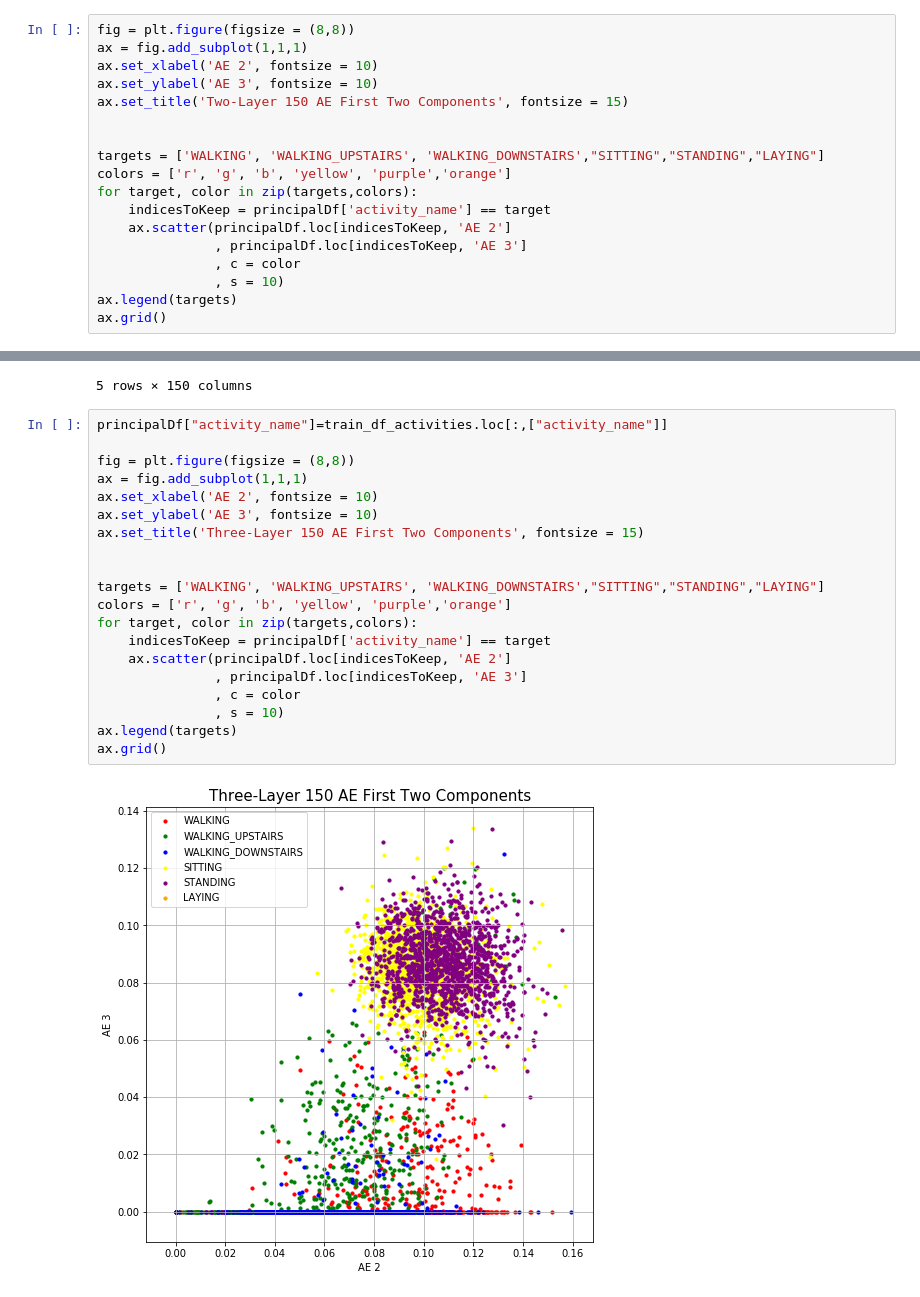
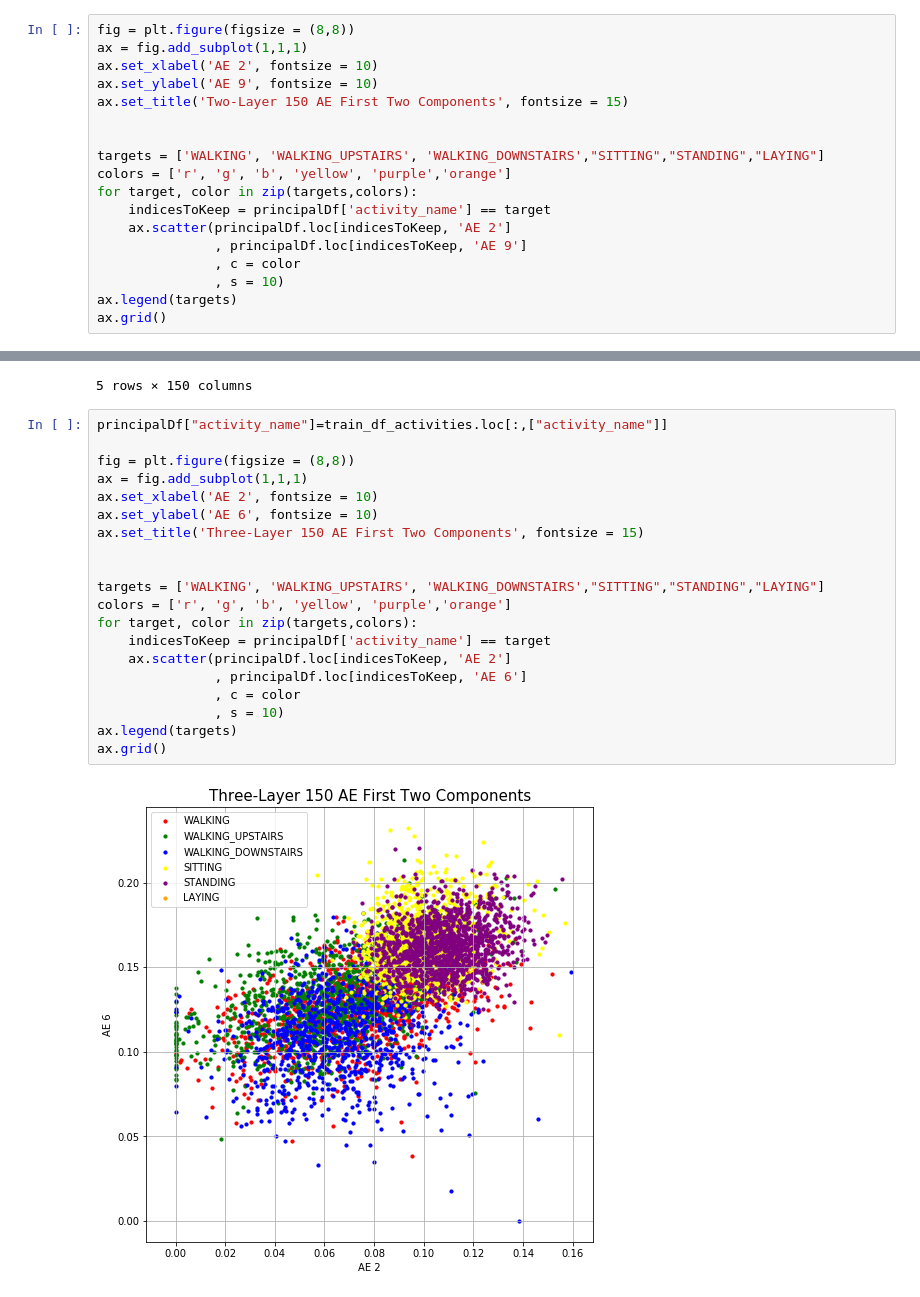
Before and after one commit to idaf-ai/sensor-embeddings, a Jupyter notebook: AE_Embeddings.ipynb, the cells around one changed output, grey strips where cells are left out. Drawn from its saved outputs; the diff is of its cells as text.

```diff
--- a/AE_Embeddings.ipynb
+++ b/AE_Embeddings.ipynb
@@ -199,7 +199,7 @@ principalDf["activity_name"]=train_df_activities.loc[:,["activity_name"]]
 fig = plt.figure(figsize = (8,8))
 ax = fig.add_subplot(1,1,1)
 ax.set_xlabel('AE 2', fontsize = 10)
-ax.set_ylabel('AE 3', fontsize = 10)
+ax.set_ylabel('AE 9', fontsize = 10)
 ax.set_title('Two-Layer 150 AE First Two Components', fontsize = 15)
 
 
@@ -208,7 +208,7 @@ colors = ['r', 'g', 'b', 'yellow', 'purple','orange']
 for target, color in zip(targets,colors):
     indicesToKeep = principalDf['activity_name'] == target
     ax.scatter(principalDf.loc[indicesToKeep, 'AE 2']
-               , principalDf.loc[indicesToKeep, 'AE 3']
+               , principalDf.loc[indicesToKeep, 'AE 9']
                , c = color
                , s = 10)
 ax.legend(targets)
@@ -491,22 +491,22 @@ principalDf.head(5)
 # %%
 principalDf["activity_name"]=train_df_activities.loc[:,["activity_name"]]
 
 fig = plt.figure(figsize = (8,8))
 ax = fig.add_subplot(1,1,1)
 ax.set_xlabel('AE 2', fontsize = 10)
-ax.set_ylabel('AE 3', fontsize = 10)
+ax.set_ylabel('AE 6', fontsize = 10)
 ax.set_title('Three-Layer 150 AE First Two Components', fontsize = 15)
 
 
 targets = ['WALKING', 'WALKING_UPSTAIRS', 'WALKING_DOWNSTAIRS',"SITTING","STANDING","LAYING"]
 colors = ['r', 'g', 'b', 'yellow', 'purple','orange']
 for target, color in zip(targets,colors):
     indicesToKeep = principalDf['activity_name'] == target
     ax.scatter(principalDf.loc[indicesToKeep, 'AE 2']
-               , principalDf.loc[indicesToKeep, 'AE 3']
+               , principalDf.loc[indicesToKeep, 'AE 6']
                , c = color
                , s = 10)
 ax.legend(targets)
 ax.grid()
 # %% [output]
-[figure, old version]
+[figure, new version]
```
Also changed, not shown: parts of 1 cell of this notebook.
